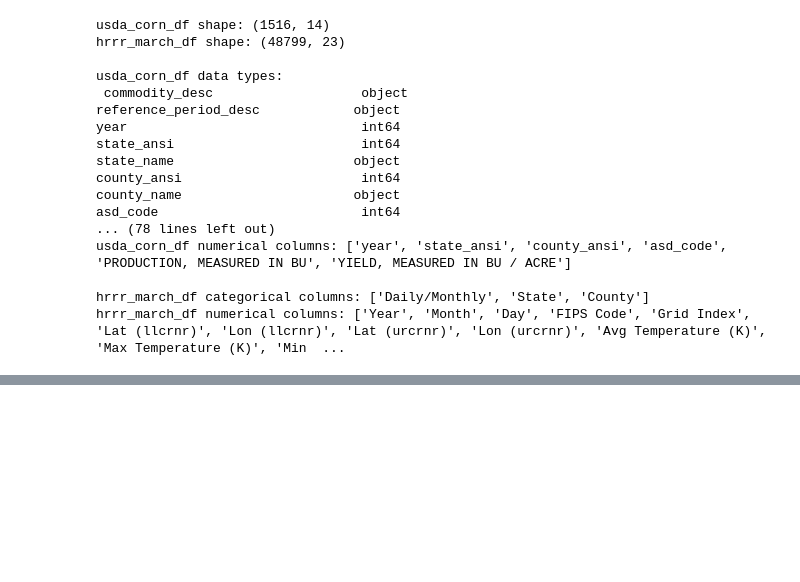
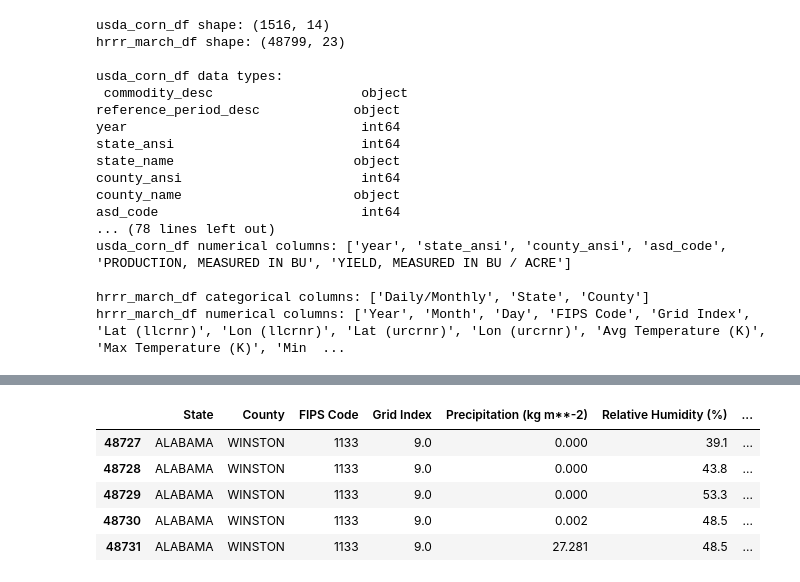
Before and after one commit to Rmot1202/Cropnet, a Jupyter notebook: Untitled-1.ipynb, the cells around one changed output, grey strips where cells are left out. Saved outputs shown, nothing was run; the diff lists cells and outputs as text; code cells hidden in the pictures; blank space fills up the shorter version.

```diff
--- a/Untitled-1.ipynb
+++ b/Untitled-1.ipynb
@@ -229,0 +288,9 @@ hrrr_march_df["date"] = pd.to_datetime(hrrr_march_df[["year", "month", "day"]],
+# %%
+hrrr_march_df.tail()
+# %% [output]
+|  | State | County | FIPS Code | Grid Index | Precipitation (kg m**-2) | Relative Humidity (%) | ... |
+| 48727 | ALABAMA | WINSTON | 1133 | 9.0 | 0.000 | 39.1 | ... |
+| 48728 | ALABAMA | WINSTON | 1133 | 9.0 | 0.000 | 43.8 | ... |
+| 48729 | ALABAMA | WINSTON | 1133 | 9.0 | 0.000 | 53.3 | ... |
+| 48730 | ALABAMA | WINSTON | 1133 | 9.0 | 0.002 | 48.5 | ... |
+| 48731 | ALABAMA | WINSTON | 1133 | 9.0 | 27.281 | 48.5 | ... |
```
Also changed, not shown: parts of 9 cells of this notebook.
